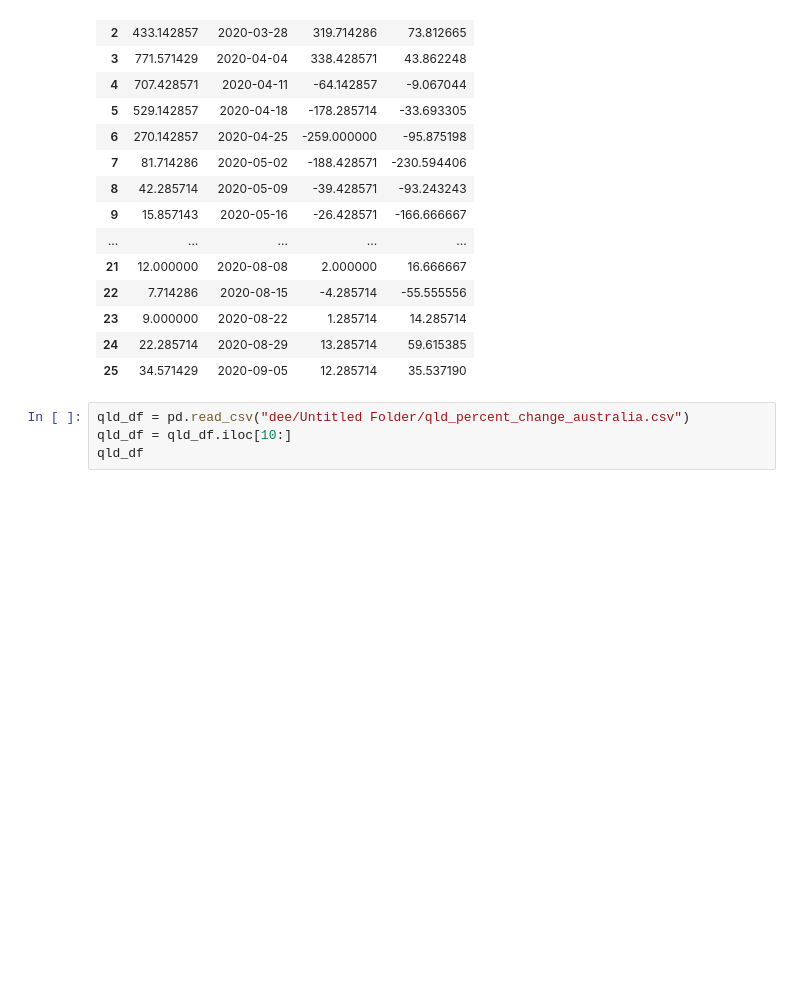
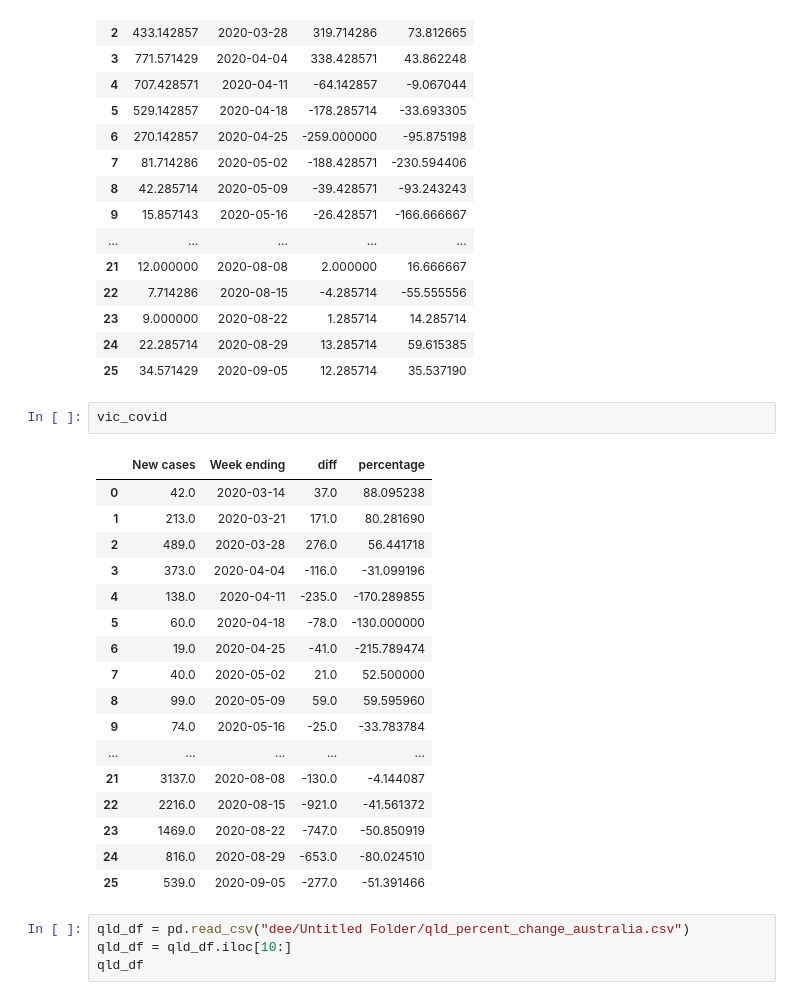
Before and after one commit to ali-beer/covid_payroll_project, a Jupyter notebook: graph_linregress.ipynb, the cells around one changed output. Cells and saved outputs as stored; diff of their text form; blank space fills up the shorter version.

```diff
--- a/graph_linregress.ipynb
+++ b/graph_linregress.ipynb
@@ -28,6 +28,26 @@ qld_covid
 | 23 | 9.000000 | 2020-08-22 | 1.285714 | 14.285714 |
 | 24 | 22.285714 | 2020-08-29 | 13.285714 | 59.615385 |
 | 25 | 34.571429 | 2020-09-05 | 12.285714 | 35.537190 |
+# %%
+vic_covid
+# %% [output]
+|  | New cases | Week ending | diff | percentage |
+| 0 | 42.0 | 2020-03-14 | 37.0 | 88.095238 |
+| 1 | 213.0 | 2020-03-21 | 171.0 | 80.281690 |
+| 2 | 489.0 | 2020-03-28 | 276.0 | 56.441718 |
+| 3 | 373.0 | 2020-04-04 | -116.0 | -31.099196 |
+| 4 | 138.0 | 2020-04-11 | -235.0 | -170.289855 |
+| 5 | 60.0 | 2020-04-18 | -78.0 | -130.000000 |
+| 6 | 19.0 | 2020-04-25 | -41.0 | -215.789474 |
+| 7 | 40.0 | 2020-05-02 | 21.0 | 52.500000 |
+| 8 | 99.0 | 2020-05-09 | 59.0 | 59.595960 |
+| 9 | 74.0 | 2020-05-16 | -25.0 | -33.783784 |
+| ... | ... | ... | ... | ... |
+| 21 | 3137.0 | 2020-08-08 | -130.0 | -4.144087 |
+| 22 | 2216.0 | 2020-08-15 | -921.0 | -41.561372 |
+| 23 | 1469.0 | 2020-08-22 | -747.0 | -50.850919 |
+| 24 | 816.0 | 2020-08-29 | -653.0 | -80.024510 |
+| 25 | 539.0 | 2020-09-05 | -277.0 | -51.391466 |
 # %%
 qld_df = pd.read_csv("dee/Untitled Folder/qld_percent_change_australia.csv")
 qld_df = qld_df.iloc[10:]
```
Also changed, not shown: parts of 4 cells of this notebook.
